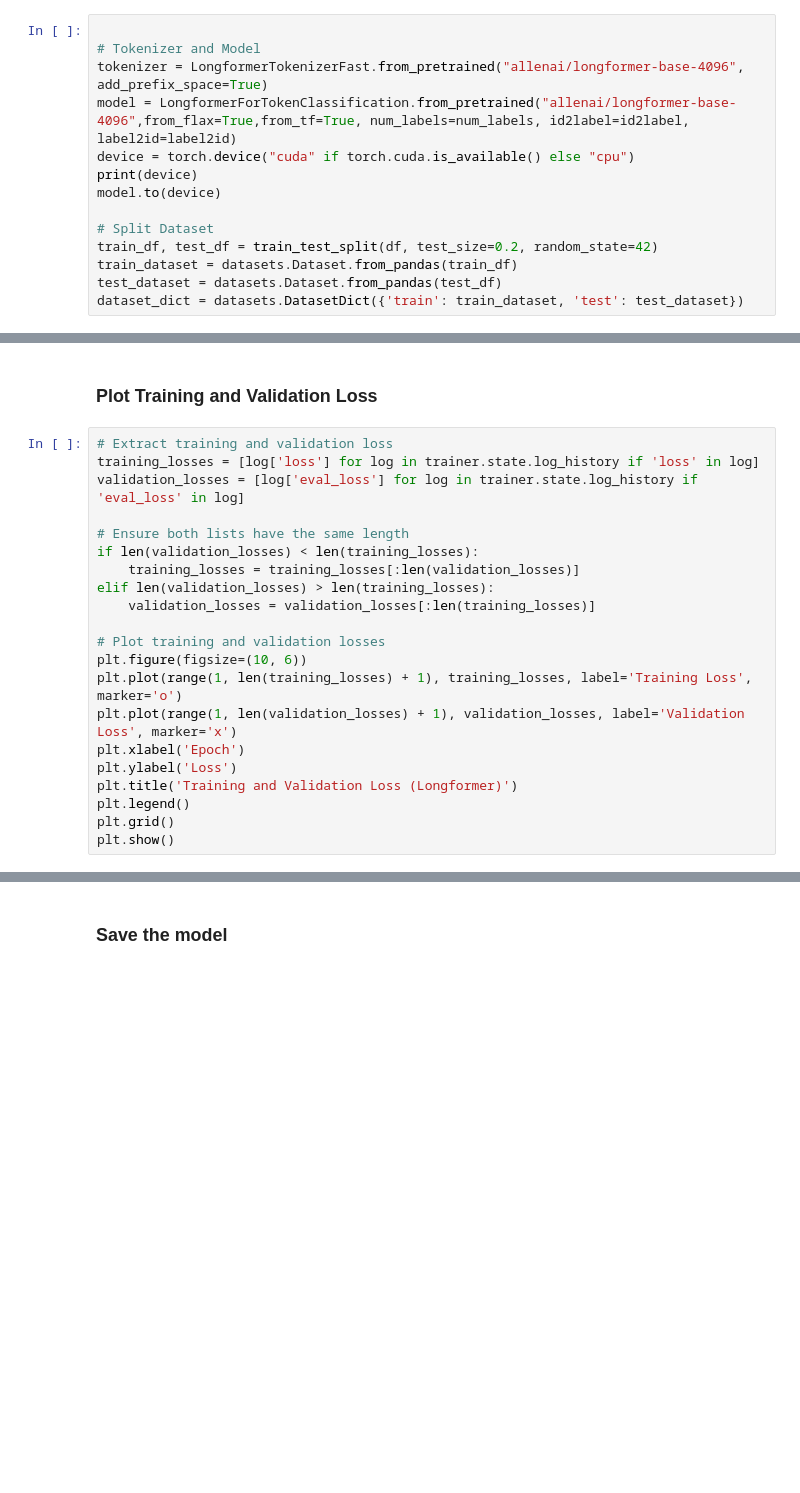
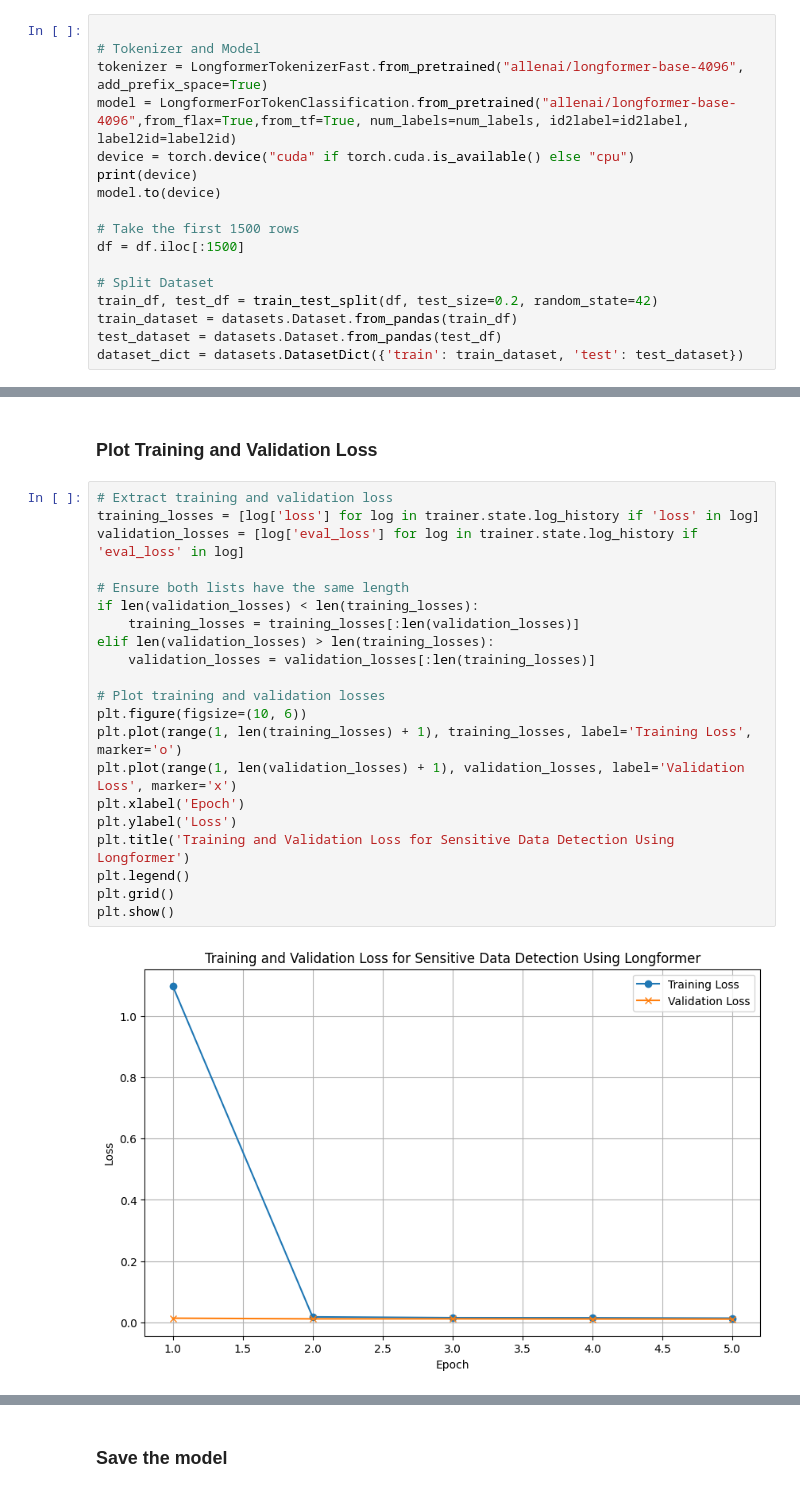
Before and after one commit to animesh-rai/PII-Detection-Using-state-of-the-art-model, a Jupyter notebook: pii_detection_with_Longformer.ipynb, the cells around one changed output, grey strips where cells are left out. Drawn from its saved outputs; the diff is of its cells as text; blank space fills up the shorter version.

```diff
--- a/pii_detection_with_Longformer.ipynb
+++ b/pii_detection_with_Longformer.ipynb
@@ -148,6 +166,9 @@ device = torch.device("cuda" if torch.cuda.is_available() else "cpu")
 print(device)
 model.to(device)
 
+# Take the first 1500 rows
+df = df.iloc[:1500]
+
 # Split Dataset
 train_df, test_df = train_test_split(df, test_size=0.2, random_state=42)
 train_dataset = datasets.Dataset.from_pandas(train_df)
@@ -826,22 +969,24 @@ trainer.train()
 # %%
 # Extract training and validation loss
 training_losses = [log['loss'] for log in trainer.state.log_history if 'loss' in log]
 validation_losses = [log['eval_loss'] for log in trainer.state.log_history if 'eval_loss' in log]
 
 # Ensure both lists have the same length
 if len(validation_losses) < len(training_losses):
     training_losses = training_losses[:len(validation_losses)]
 elif len(validation_losses) > len(training_losses):
     validation_losses = validation_losses[:len(training_losses)]
 
 # Plot training and validation losses
 plt.figure(figsize=(10, 6))
 plt.plot(range(1, len(training_losses) + 1), training_losses, label='Training Loss', marker='o')
 plt.plot(range(1, len(validation_losses) + 1), validation_losses, label='Validation Loss', marker='x')
 plt.xlabel('Epoch')
 plt.ylabel('Loss')
-plt.title('Training and Validation Loss (Longformer)')
+plt.title('Training and Validation Loss for Sensitive Data Detection Using Longformer')
 plt.legend()
 plt.grid()
 plt.show()
+# %% [output]
+[figure, added]
 # %% [markdown]
```
Also changed, not shown: parts of 13 cells of this notebook.
